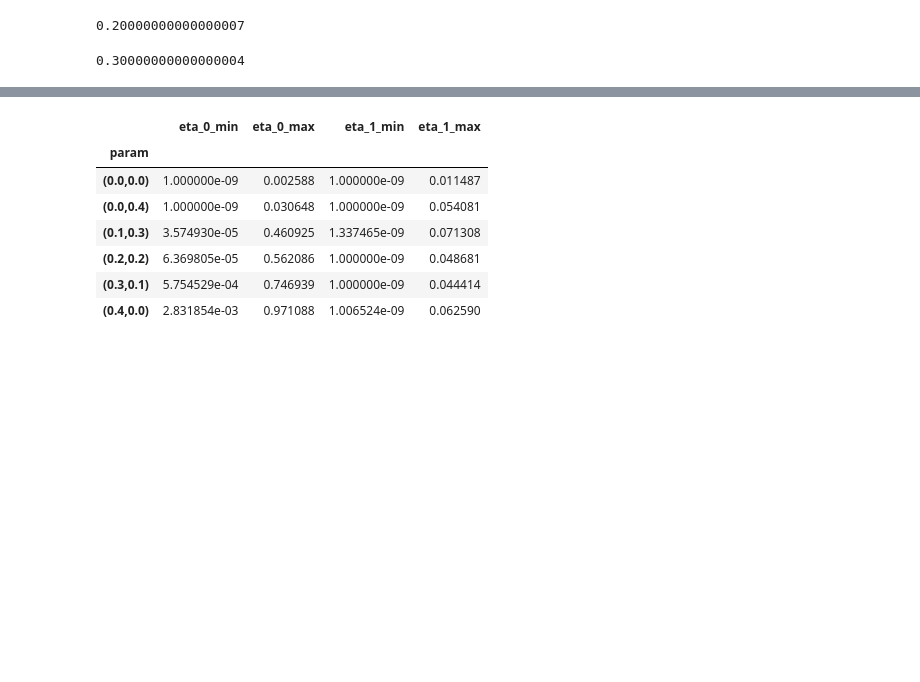
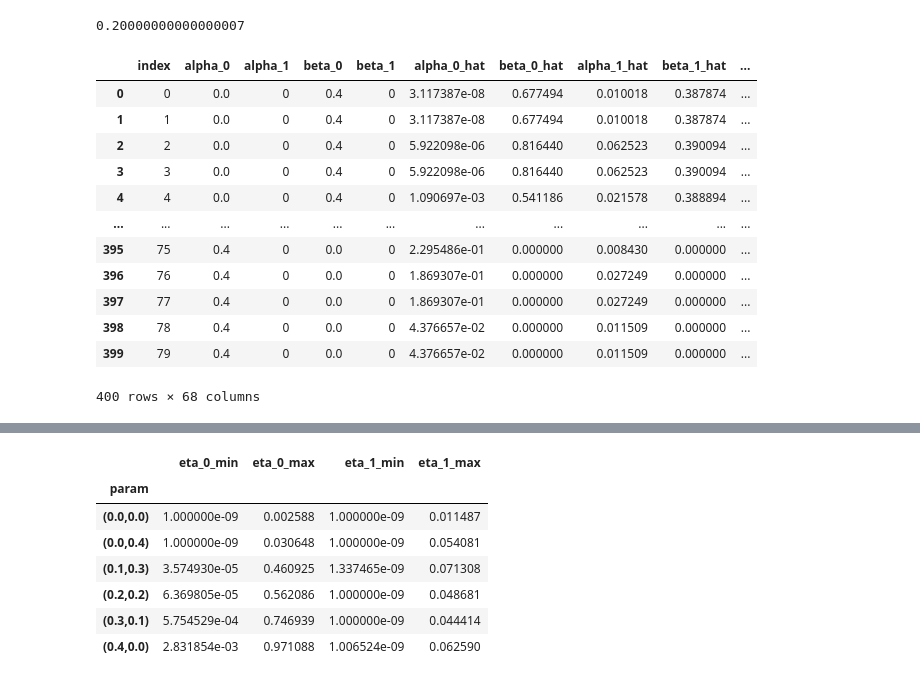
Before and after one commit to lguerdan/counterfactual-decision-support, a Jupyter notebook: notebook_results.ipynb, the cells around one changed output, grey strips where cells are left out. Saved outputs shown, nothing was run; the diff lists cells and outputs as text; code cells hidden in the pictures; blank space fills up the shorter version.

```diff
--- a/notebook_results.ipynb
+++ b/notebook_results.ipynb
@@ -469,7 +469,19 @@ alpha_hat
 # %% [output]
 0.20000000000000007
 # %%
-beta_hat
+pedf
 # %% [output]
+|  | index | alpha_0 | alpha_1 | beta_0 | beta_1 | alpha_0_hat | beta_0_hat | alpha_1_hat | beta_1_hat | ... |
+| 0 | 0 | 0.0 | 0 | 0.4 | 0 | 3.117387e-08 | 0.677494 | 0.010018 | 0.387874 | ... |
+| 1 | 1 | 0.0 | 0 | 0.4 | 0 | 3.117387e-08 | 0.677494 | 0.010018 | 0.387874 | ... |
+| 2 | 2 | 0.0 | 0 | 0.4 | 0 | 5.922098e-06 | 0.816440 | 0.062523 | 0.390094 | ... |
+| 3 | 3 | 0.0 | 0 | 0.4 | 0 | 5.922098e-06 | 0.816440 | 0.062523 | 0.390094 | ... |
+| 4 | 4 | 0.0 | 0 | 0.4 | 0 | 1.090697e-03 | 0.541186 | 0.021578 | 0.388894 | ... |
+| ... | ... | ... | ... | ... | ... | ... | ... | ... | ... | ... |
+| 395 | 75 | 0.4 | 0 | 0.0 | 0 | 2.295486e-01 | 0.000000 | 0.008430 | 0.000000 | ... |
+| 396 | 76 | 0.4 | 0 | 0.0 | 0 | 1.869307e-01 | 0.000000 | 0.027249 | 0.000000 | ... |
+| 397 | 77 | 0.4 | 0 | 0.0 | 0 | 1.869307e-01 | 0.000000 | 0.027249 | 0.000000 | ... |
+| 398 | 78 | 0.4 | 0 | 0.0 | 0 | 4.376657e-02 | 0.000000 | 0.011509 | 0.000000 | ... |
+| 399 | 79 | 0.4 | 0 | 0.0 | 0 | 4.376657e-02 | 0.000000 | 0.011509 | 0.000000 | ... |
-0.30000000000000004
+400 rows × 68 columns
 # %%
```
Also changed, not shown: parts of 12 cells of this notebook, 1 other file.
